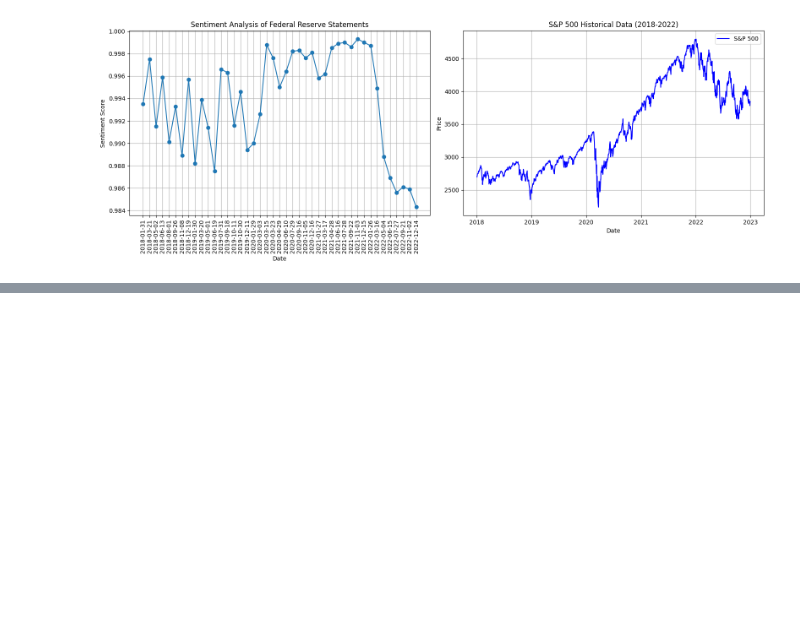
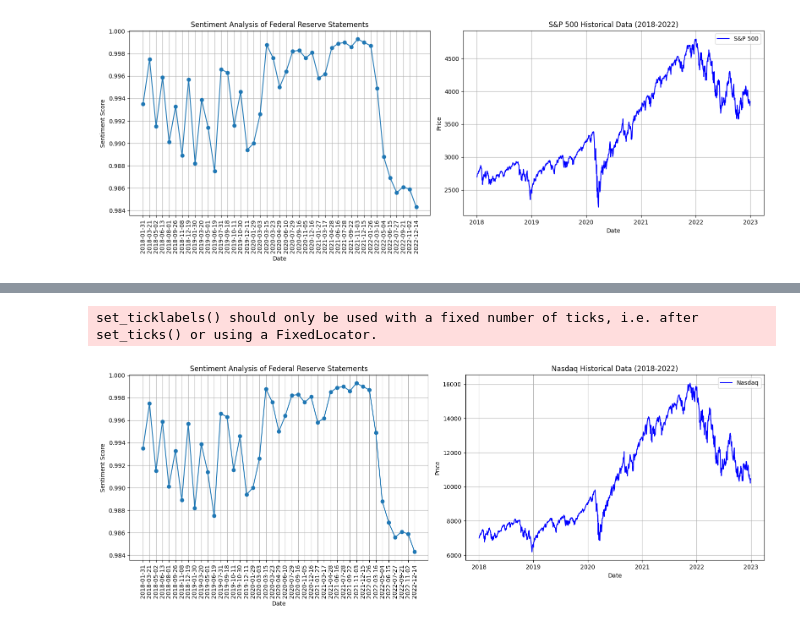
Before and after one commit to reynoldsbrent/Fed-Meeting-Minutes-Causal-Analysis, a Jupyter notebook: analysis.ipynb, the cells around one changed output, grey strips where cells are left out. Drawn from its saved outputs; the diff is of its cells as text; code cells hidden in the pictures; blank space fills up the shorter version.

```diff
--- a/analysis.ipynb
+++ b/analysis.ipynb
@@ -130,0 +149,25 @@ fig.show()
+# %%
+# Create subplots with two side-by-side charts
+fig, axes = plt.subplots(1, 2, figsize=(16, 6))
+
+# Plot Sentiment Analysis on the left subplot
+axes[0].plot(date_labels, sentiments, marker='o')
+axes[0].set_title('Sentiment Analysis of Federal Reserve Statements')
+axes[0].set_xlabel('Date')
+axes[0].set_ylabel('Sentiment Score')
+axes[0].set_xticklabels(date_labels, rotation=90)  # Set the x-axis labels to display dates
+axes[0].grid(True)
+# Plot S&P 500 Historical Data on the right subplot
+axes[1].plot(nasdaq_data.index, nasdaq_data['Close'], label='Nasdaq', color='blue')
+axes[1].set_title('Nasdaq Historical Data (2018-2022)')
+axes[1].set_xlabel('Date')
+axes[1].set_ylabel('Price')
+axes[1].legend()
+axes[1].grid(True)
+
+# Adjust layout
+plt.tight_layout()
+plt.show()
+# %% [output]
+set_ticklabels() should only be used with a fixed number of ticks, i.e. after set_ticks() or using a FixedLocator.
+[figure, added]
```
Also changed, not shown: parts of 3 cells of this notebook.
